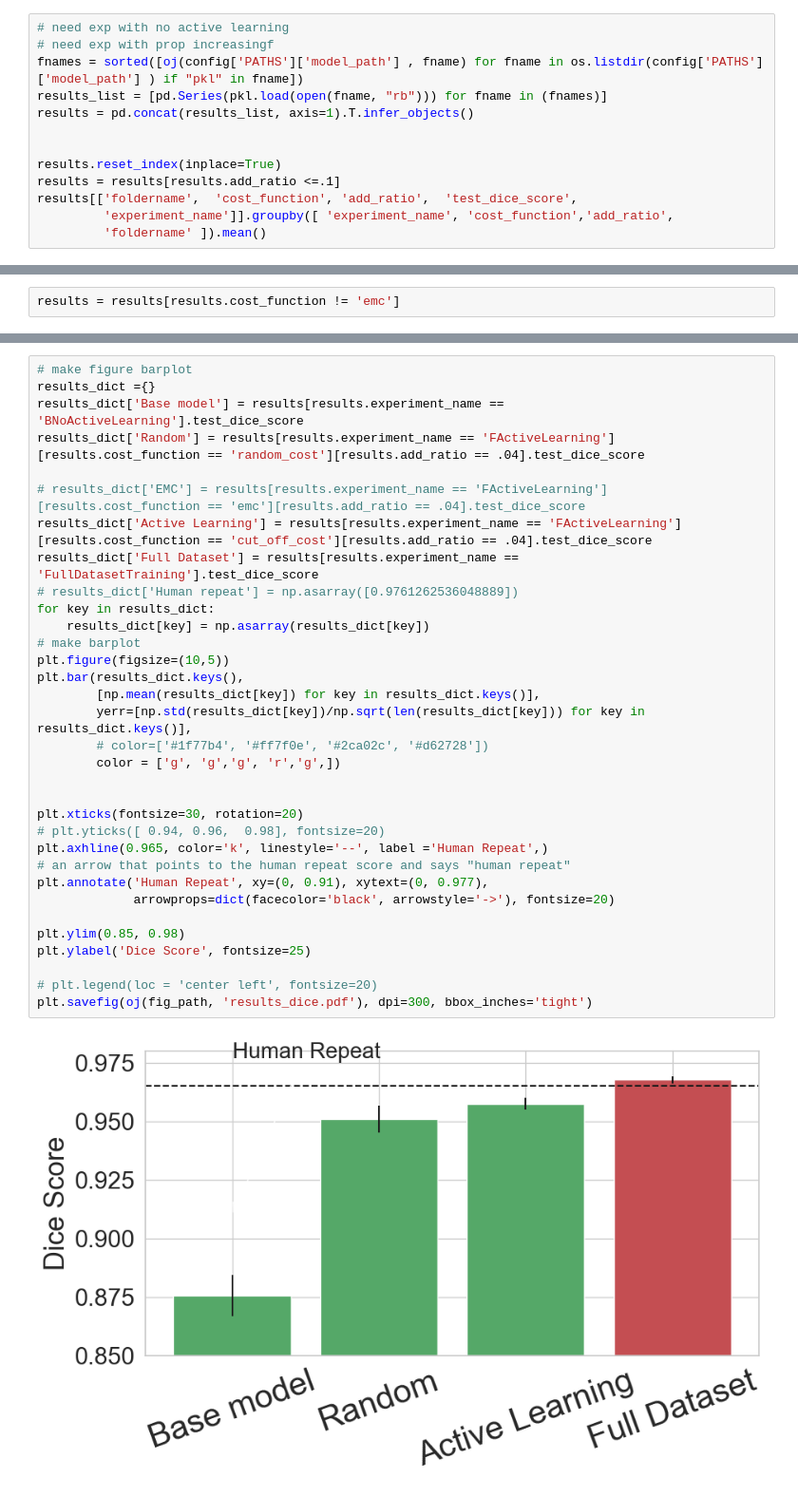
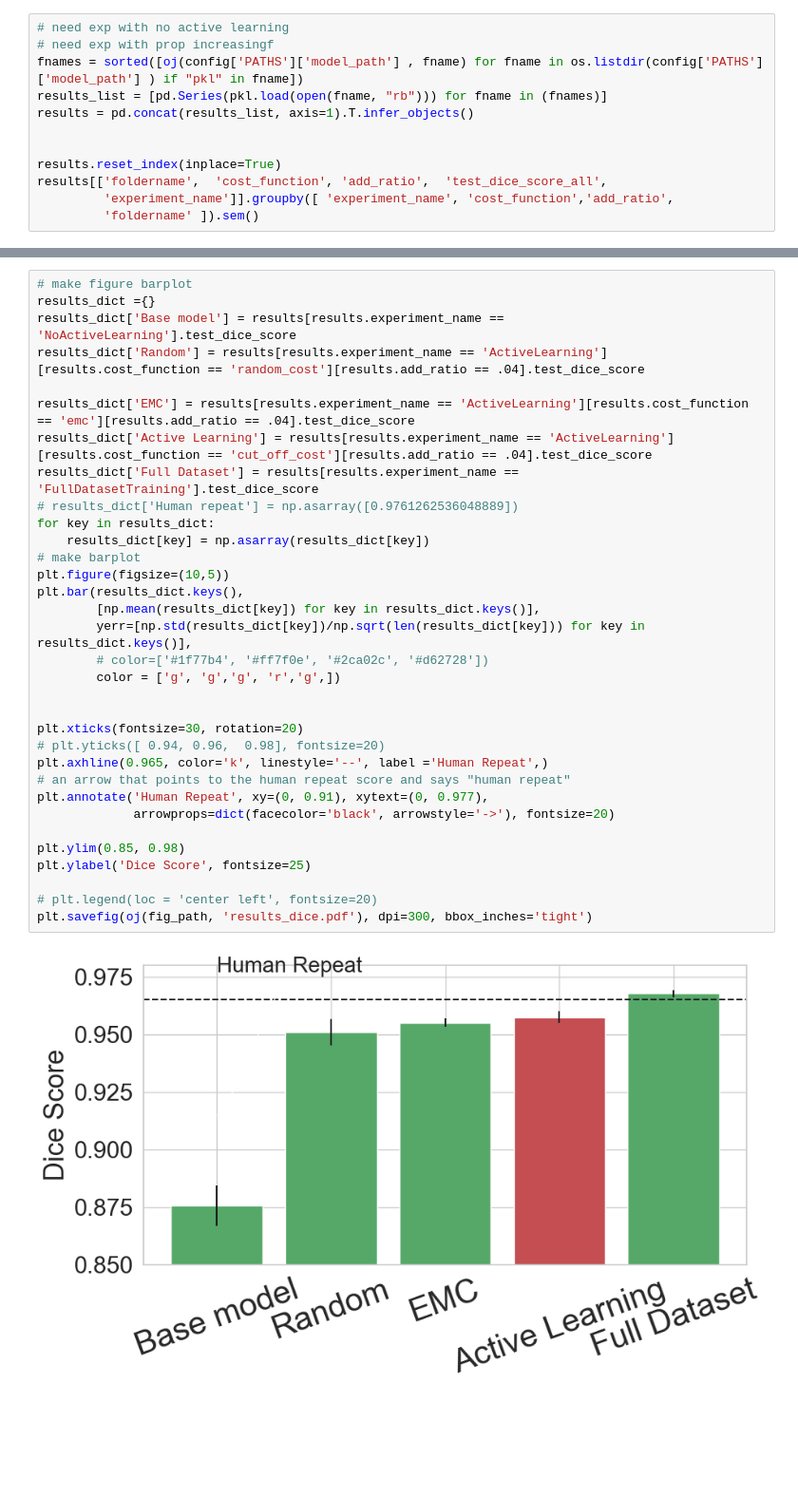
Before and after one commit to laura-rieger/segmenter, a Jupyter notebook: notebooks/Results.ipynb, the cells around one changed output, grey strips where cells are left out. Shown at 95% size. Drawn from its saved outputs; the diff is of its cells as text; blank space fills up the shorter version.

```diff
--- a/notebooks/Results.ipynb
+++ b/notebooks/Results.ipynb
@@ -36,8 +39,7 @@ results = pd.concat(results_list, axis=1).T.infer_objects()
 
 
 results.reset_index(inplace=True)
-results = results[results.add_ratio <=.1]
-results[['foldername',  'cost_function', 'add_ratio',  'test_dice_score',
+results[['foldername',  'cost_function', 'add_ratio',  'test_dice_score_all',
          'experiment_name']].groupby([ 'experiment_name', 'cost_function','add_ratio',
-         'foldername' ]).mean()
+         'foldername' ]).sem()
 # %% [output]
@@ -62,2 +64,0 @@ results[['foldername',  'cost_function', 'add_ratio',  'test_dice_score',
-# %%
-results = results[results.cost_function != 'emc']
@@ -83,38 +69,38 @@ results = results[results.cost_function != 'emc']
 # %%
 # make figure barplot
 results_dict ={}
-results_dict['Base model'] = results[results.experiment_name == 'BNoActiveLearning'].test_dice_score
-results_dict['Random'] = results[results.experiment_name == 'FActiveLearning'][results.cost_function == 'random_cost'][results.add_ratio == .04].test_dice_score
+results_dict['Base model'] = results[results.experiment_name == 'NoActiveLearning'].test_dice_score
+results_dict['Random'] = results[results.experiment_name == 'ActiveLearning'][results.cost_function == 'random_cost'][results.add_ratio == .04].test_dice_score
 
-# results_dict['EMC'] = results[results.experiment_name == 'FActiveLearning'][results.cost_function == 'emc'][results.add_ratio == .04].test_dice_score
-results_dict['Active Learning'] = results[results.experiment_name == 'FActiveLearning'][results.cost_function == 'cut_off_cost'][results.add_ratio == .04].test_dice_score
+results_dict['EMC'] = results[results.experiment_name == 'ActiveLearning'][results.cost_function == 'emc'][results.add_ratio == .04].test_dice_score
+results_dict['Active Learning'] = results[results.experiment_name == 'ActiveLearning'][results.cost_function == 'cut_off_cost'][results.add_ratio == .04].test_dice_score
 results_dict['Full Dataset'] = results[results.experiment_name == 'FullDatasetTraining'].test_dice_score
 # results_dict['Human repeat'] = np.asarray([0.9761262536048889])
 for key in results_dict:
     results_dict[key] = np.asarray(results_dict[key])
 # make barplot
 plt.figure(figsize=(10,5))
 plt.bar(results_dict.keys(),
         [np.mean(results_dict[key]) for key in results_dict.keys()],
         yerr=[np.std(results_dict[key])/np.sqrt(len(results_dict[key])) for key in results_dict.keys()],
         # color=['#1f77b4', '#ff7f0e', '#2ca02c', '#d62728'])
         color = ['g', 'g','g', 'r','g',])
 
 
 plt.xticks(fontsize=30, rotation=20)
 # plt.yticks([ 0.94, 0.96,  0.98], fontsize=20)
 plt.axhline(0.965, color='k', linestyle='--', label ='Human Repeat',)
 # an arrow that points to the human repeat score and says "human repeat"
 plt.annotate('Human Repeat', xy=(0, 0.91), xytext=(0, 0.977),
              arrowprops=dict(facecolor='black', arrowstyle='->'), fontsize=20)
 
 plt.ylim(0.85, 0.98)
 plt.ylabel('Dice Score', fontsize=25)
 
 # plt.legend(loc = 'center left', fontsize=20)
 plt.savefig(oj(fig_path, 'results_dice.pdf'), dpi=300, bbox_inches='tight')
 # %% [output]
-[figure, old version]
+[figure, new version]
 # %%
 import seaborn as sns
 #lineplot
```
Also changed, not shown: parts of 6 cells of this notebook, 3 other files.
